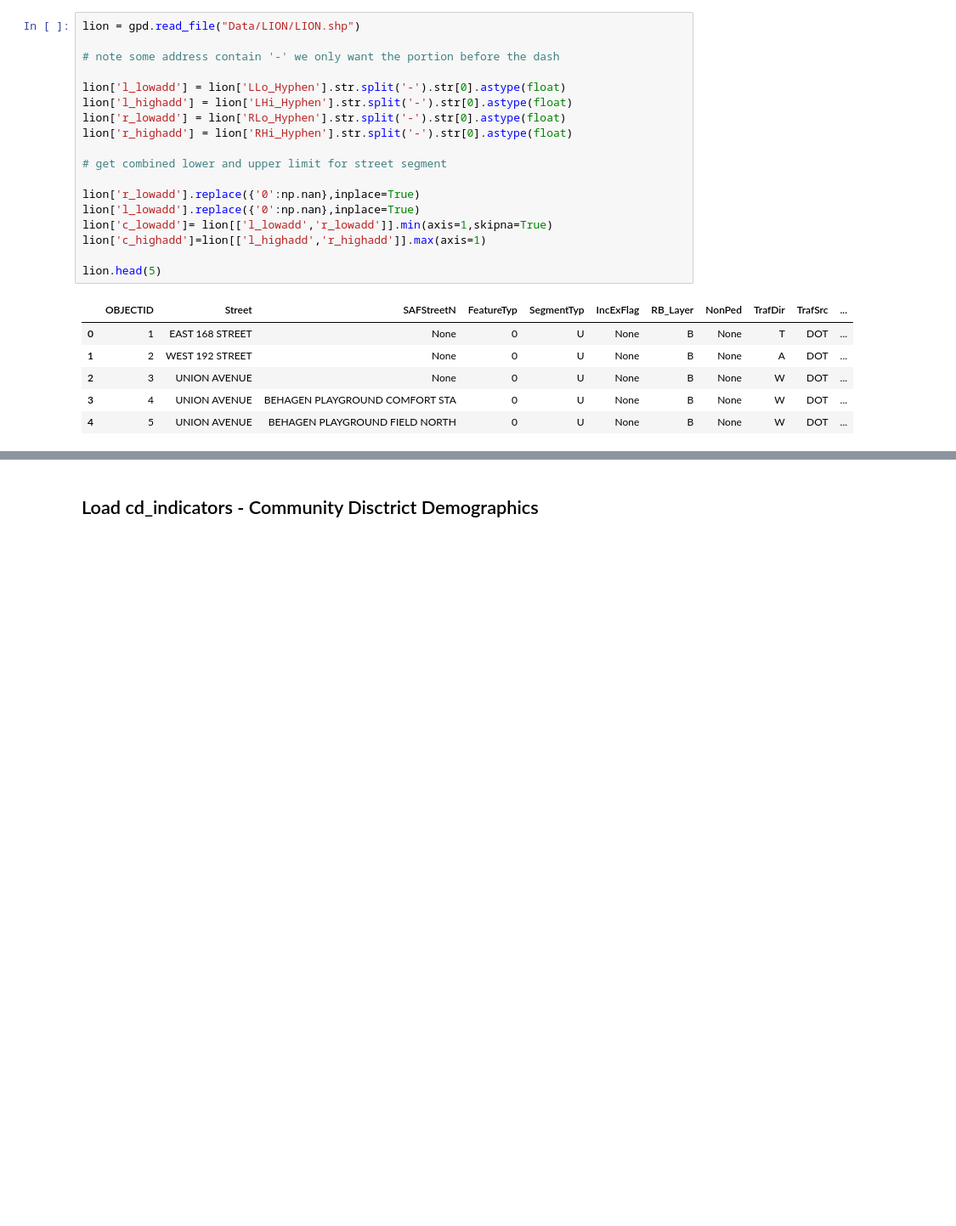
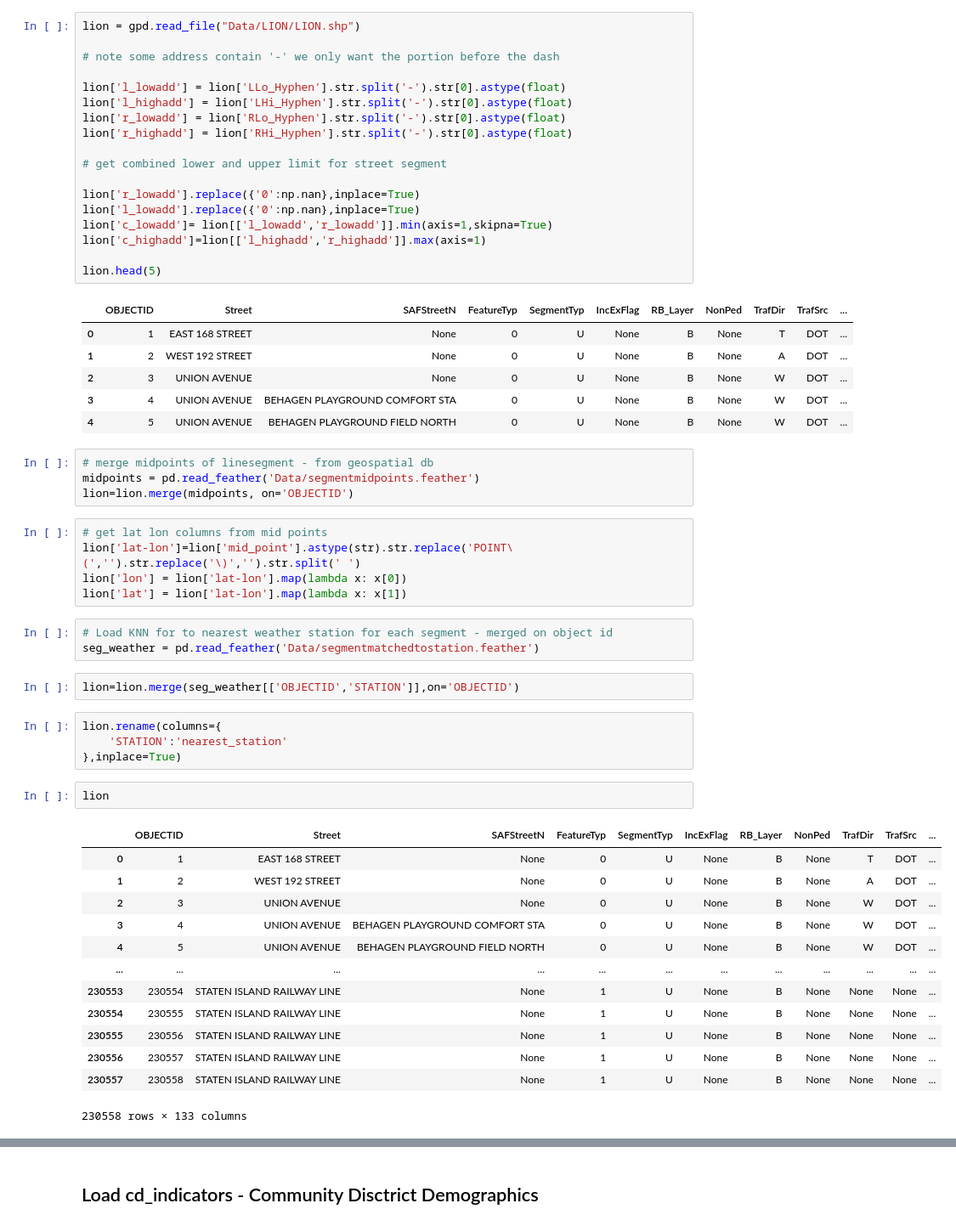
Before and after one commit to stuartong/streetsofnyc, a Jupyter notebook: Data Cleaning - Other Datasets.ipynb, the cells around one changed output, grey strips where cells are left out. Shown at 85% size. Drawn from its saved outputs; the diff is of its cells as text; blank space fills up the shorter version.

```diff
--- a/Data Cleaning - Other Datasets.ipynb
+++ b/Data Cleaning - Other Datasets.ipynb
@@ -50,5 +52,39 @@ lion.head(5)
 | 2 | 3 | UNION AVENUE | None | 0 | U | None | B | None | W | DOT | ... |
 | 3 | 4 | UNION AVENUE | BEHAGEN PLAYGROUND COMFORT STA | 0 | U | None | B | None | W | DOT | ... |
 | 4 | 5 | UNION AVENUE | BEHAGEN PLAYGROUND FIELD NORTH | 0 | U | None | B | None | W | DOT | ... |
+# %%
+# merge midpoints of linesegment - from geospatial db
+midpoints = pd.read_feather('Data/segmentmidpoints.feather')
+lion=lion.merge(midpoints, on='OBJECTID')
+# %%
+# get lat lon columns from mid points
+lion['lat-lon']=lion['mid_point'].astype(str).str.replace('POINT\(','').str.replace('\)','').str.split(' ')
+lion['lon'] = lion['lat-lon'].map(lambda x: x[0])
+lion['lat'] = lion['lat-lon'].map(lambda x: x[1])
+# %%
+# Load KNN for to nearest weather station for each segment - merged on object id
+seg_weather = pd.read_feather('Data/segmentmatchedtostation.feather')
+# %%
+lion=lion.merge(seg_weather[['OBJECTID','STATION']],on='OBJECTID')
+# %%
+lion.rename(columns={
+    'STATION':'nearest_station'
+},inplace=True)
+# %%
+lion
+# %% [output]
+|  | OBJECTID | Street | SAFStreetN | FeatureTyp | SegmentTyp | IncExFlag | RB_Layer | NonPed | TrafDir | TrafSrc | ... |
+| 0 | 1 | EAST 168 STREET | None | 0 | U | None | B | None | T | DOT | ... |
+| 1 | 2 | WEST 192 STREET | None | 0 | U | None | B | None | A | DOT | ... |
+| 2 | 3 | UNION AVENUE | None | 0 | U | None | B | None | W | DOT | ... |
+| 3 | 4 | UNION AVENUE | BEHAGEN PLAYGROUND COMFORT STA | 0 | U | None | B | None | W | DOT | ... |
+| 4 | 5 | UNION AVENUE | BEHAGEN PLAYGROUND FIELD NORTH | 0 | U | None | B | None | W | DOT | ... |
+| ... | ... | ... | ... | ... | ... | ... | ... | ... | ... | ... | ... |
+| 230553 | 230554 | STATEN ISLAND RAILWAY LINE | None | 1 | U | None | B | None | None | None | ... |
+| 230554 | 230555 | STATEN ISLAND RAILWAY LINE | None | 1 | U | None | B | None | None | None | ... |
+| 230555 | 230556 | STATEN ISLAND RAILWAY LINE | None | 1 | U | None | B | None | None | None | ... |
+| 230556 | 230557 | STATEN ISLAND RAILWAY LINE | None | 1 | U | None | B | None | None | None | ... |
+| 230557 | 230558 | STATEN ISLAND RAILWAY LINE | None | 1 | U | None | B | None | None | None | ... |
+230558 rows × 133 columns
 # %%
 %%time
```
Also changed, not shown: parts of 39 cells of this notebook, 2 other files.
